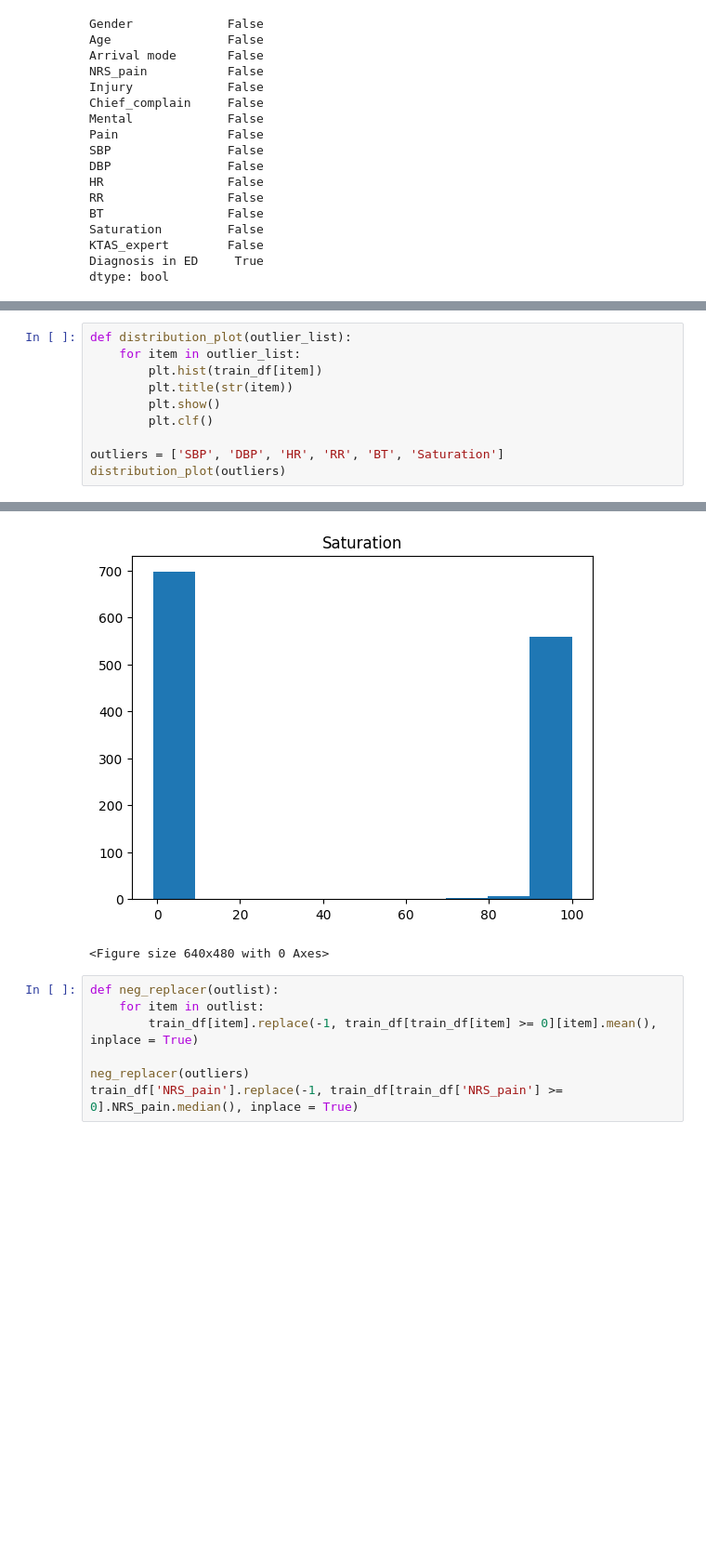
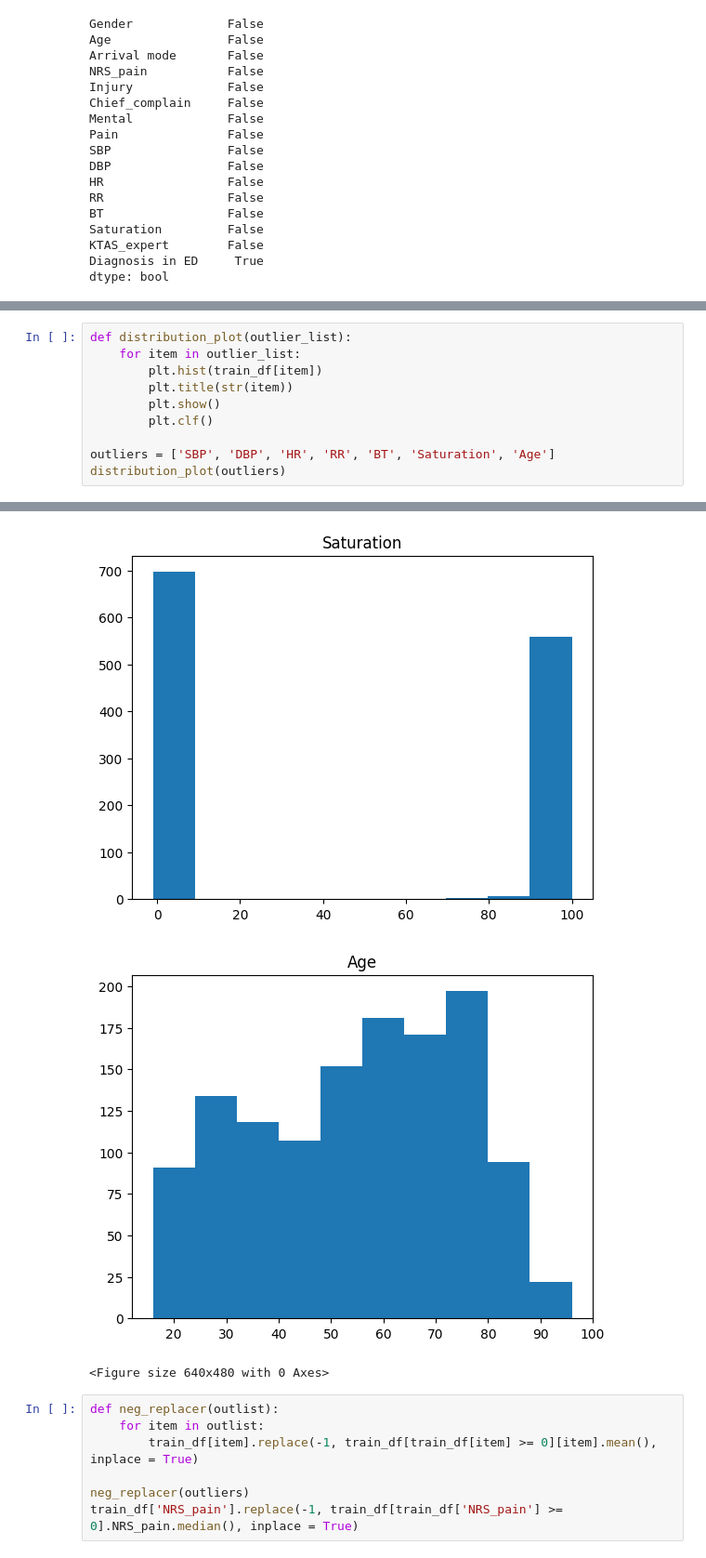
Before and after one commit to Mainies/Triaging_ML_Classification, a Jupyter notebook: nurse_ai.ipynb, the cells around one changed output, grey strips where cells are left out. Shown at 93% size. Drawn from its saved outputs; the diff is of its cells as text; blank space fills up the shorter version.

```diff
--- a/nurse_ai.ipynb
+++ b/nurse_ai.ipynb
@@ -280,20 +289,21 @@ train_df.describe()
 # %%
 def distribution_plot(outlier_list):
     for item in outlier_list:
         plt.hist(train_df[item])
         plt.title(str(item))
         plt.show()
         plt.clf()
 
-outliers = ['SBP', 'DBP', 'HR', 'RR', 'BT', 'Saturation']
+outliers = ['SBP', 'DBP', 'HR', 'RR', 'BT', 'Saturation', 'Age']
 distribution_plot(outliers)
 # %% [output]
 [figure]
 [figure]
 [figure]
 [figure]
 [figure]
 [figure]
+[figure, added]
 <Figure size 640x480 with 0 Axes>
 # %%
 def neg_replacer(outlist):
```
Also changed, not shown: parts of 36 cells of this notebook.
